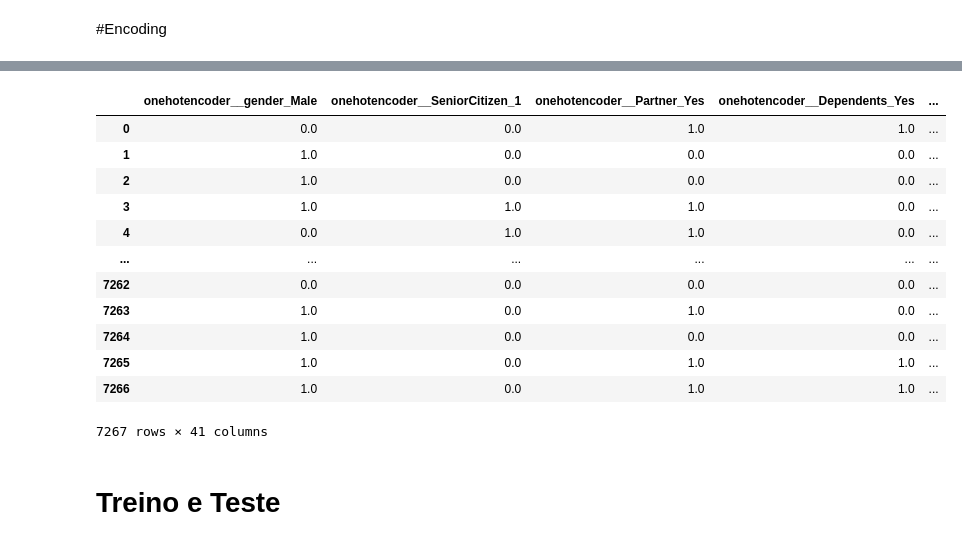
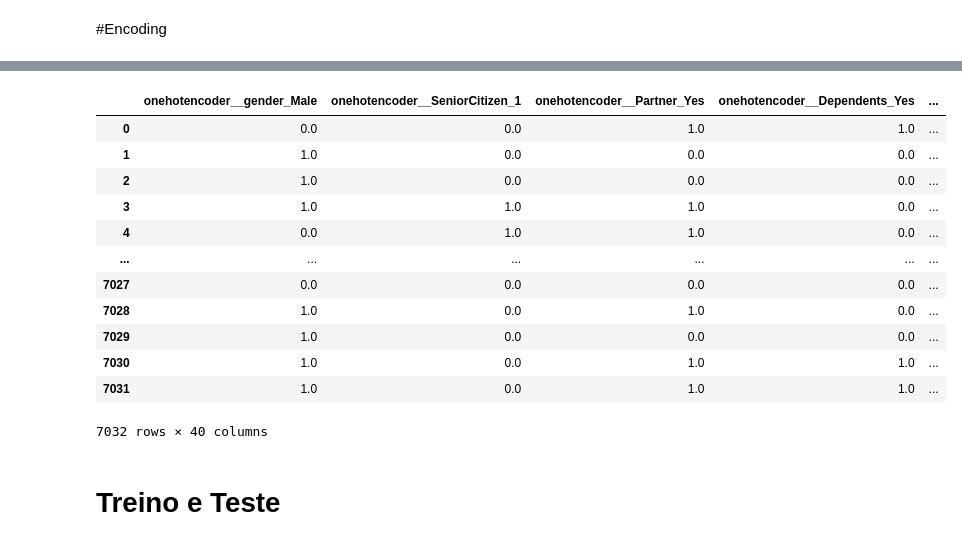
Before and after one commit to GuilhermeFernandez/TelecomX_2, a Jupyter notebook: TelecomX2.ipynb, the cells around one changed output, grey strips where cells are left out. Cells and saved outputs as stored; diff of their text form; code cells hidden in the pictures.

```diff
--- a/TelecomX2.ipynb
+++ b/TelecomX2.ipynb
@@ -28,0 +80,2 @@ dados.head()
+# %%
+dados['Churn'] = dados['Churn'].apply(lambda x: 1 if x == 'Yes' else 0)
@@ -29,5 +90,7 @@ dados.head()
+# %%
+dados = dados.drop(columns='Contas_diarias')
 # %%
-x = dados.drop(columns=['customerID', 'Churn'])
+x = dados.drop(columns='Churn')
 y = dados['Churn']
 # %% [markdown]
 #Encoding
@@ -43,4 +106,4 @@ one_hot = make_column_transformer((
     sparse_threshold=0)
 # %%
 x = one_hot.fit_transform(x)
-one_hot.get_feature_names_out(colunas)
+colunas = one_hot.get_feature_names_out(colunas)
@@ -65,19 +110,19 @@ array(['onehotencoder__gender_Male', 'onehotencoder__SeniorCitizen_1',
 # %%
-pd.DataFrame(x, columns=one_hot.get_feature_names_out(colunas))
+pd.DataFrame(x, columns=colunas)
 # %% [output]
 |  | onehotencoder__gender_Male | onehotencoder__SeniorCitizen_1 | onehotencoder__Partner_Yes | onehotencoder__Dependents_Yes | ... |
 | 0 | 0.0 | 0.0 | 1.0 | 1.0 | ... |
 | 1 | 1.0 | 0.0 | 0.0 | 0.0 | ... |
 | 2 | 1.0 | 0.0 | 0.0 | 0.0 | ... |
 | 3 | 1.0 | 1.0 | 1.0 | 0.0 | ... |
 | 4 | 0.0 | 1.0 | 1.0 | 0.0 | ... |
 | ... | ... | ... | ... | ... | ... |
-| 7262 | 0.0 | 0.0 | 0.0 | 0.0 | ... |
-| 7263 | 1.0 | 0.0 | 1.0 | 0.0 | ... |
-| 7264 | 1.0 | 0.0 | 0.0 | 0.0 | ... |
-| 7265 | 1.0 | 0.0 | 1.0 | 1.0 | ... |
-| 7266 | 1.0 | 0.0 | 1.0 | 1.0 | ... |
+| 7027 | 0.0 | 0.0 | 0.0 | 0.0 | ... |
+| 7028 | 1.0 | 0.0 | 1.0 | 0.0 | ... |
+| 7029 | 1.0 | 0.0 | 0.0 | 0.0 | ... |
+| 7030 | 1.0 | 0.0 | 1.0 | 1.0 | ... |
+| 7031 | 1.0 | 0.0 | 1.0 | 1.0 | ... |
-7267 rows × 41 columns
+7032 rows × 40 columns
 # %%
 label_encoder = LabelEncoder()
 y  = label_encoder.fit_transform(y)
```
Also changed, not shown: parts of 71 cells of this notebook.
